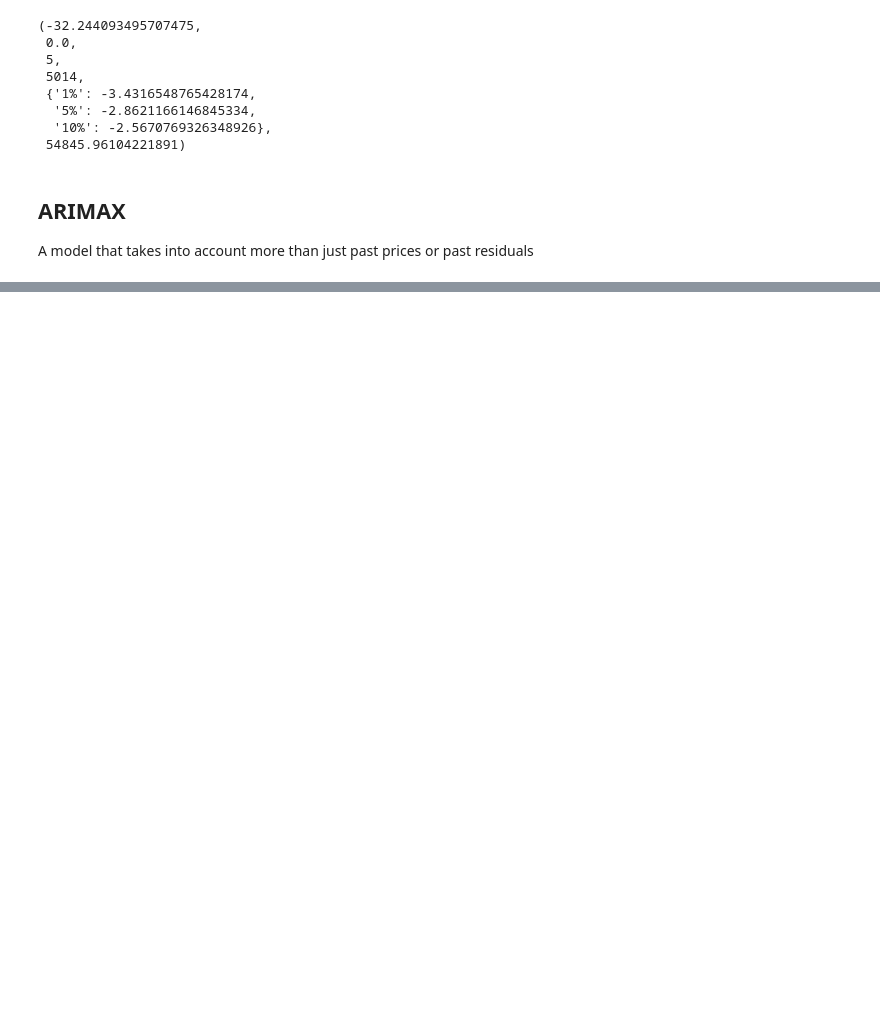
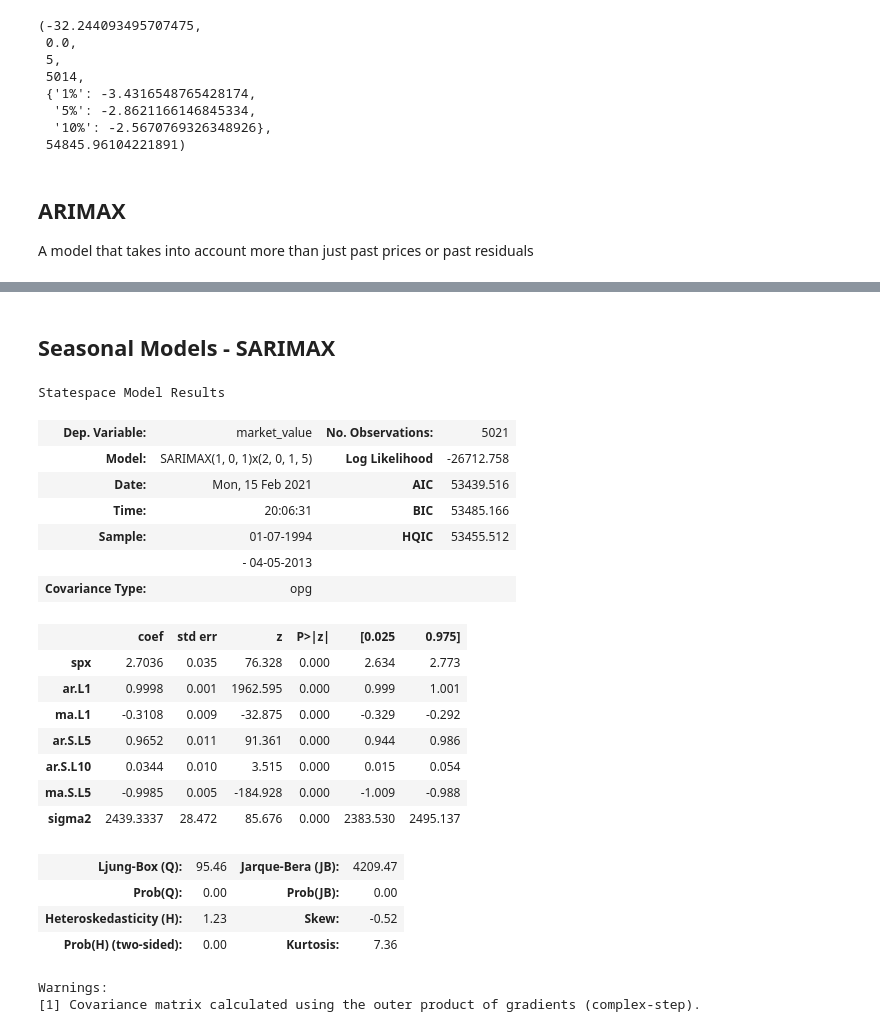
Before and after one commit to pauloteixeirajr/time-series-python, a Jupyter notebook: Autoregressive Integrated Moving Average (ARIMA) Model.ipynb, the cells around one changed output, grey strips where cells are left out. Drawn from its saved outputs; the diff is of its cells as text; code cells hidden in the pictures; blank space fills up the shorter version.

Commit message:
ARIMA Model: Seasonal Models - SARIMAX

```diff
--- a/Autoregressive Integrated Moving Average (ARIMA) Model.ipynb
+++ b/Autoregressive Integrated Moving Average (ARIMA) Model.ipynb
@@ -227,3 +227,5 @@ Roots
 |  | Real | Imaginary | Modulus | Frequency |
 | AR.1 | 1.3401 | +0.0000j | 1.3401 | 0.0000 |
 | MA.1 | 1.2622 | +0.0000j | 1.2622 | 0.0000 |
+# %% [markdown]
+## Seasonal Models - SARIMAX
@@ -229,0 +234,27 @@ Roots
+# %%
+model_sarimax = SARIMAX(df.market_value, order = (1, 0, 1), exog = df.spx, seasonal_order = (2, 0, 1, 5))
+results_sarimax = model_sarimax.fit()
+results_sarimax.summary()
+# %% [output]
+Statespace Model Results
+| Dep. Variable: | market_value | No. Observations: | 5021 |
+| Model: | SARIMAX(1, 0, 1)x(2, 0, 1, 5) | Log Likelihood | -26712.758 |
+| Date: | Mon, 15 Feb 2021 | AIC | 53439.516 |
+| Time: | 20:06:31 | BIC | 53485.166 |
+| Sample: | 01-07-1994 | HQIC | 53455.512 |
+|  | - 04-05-2013 |  |  |
+| Covariance Type: | opg |  |  |
+|  | coef | std err | z | P>|z| | [0.025 | 0.975] |
+| spx | 2.7036 | 0.035 | 76.328 | 0.000 | 2.634 | 2.773 |
+| ar.L1 | 0.9998 | 0.001 | 1962.595 | 0.000 | 0.999 | 1.001 |
+| ma.L1 | -0.3108 | 0.009 | -32.875 | 0.000 | -0.329 | -0.292 |
+| ar.S.L5 | 0.9652 | 0.011 | 91.361 | 0.000 | 0.944 | 0.986 |
+| ar.S.L10 | 0.0344 | 0.010 | 3.515 | 0.000 | 0.015 | 0.054 |
+| ma.S.L5 | -0.9985 | 0.005 | -184.928 | 0.000 | -1.009 | -0.988 |
+| sigma2 | 2439.3337 | 28.472 | 85.676 | 0.000 | 2383.530 | 2495.137 |
+| Ljung-Box (Q): | 95.46 | Jarque-Bera (JB): | 4209.47 |
+| Prob(Q): | 0.00 | Prob(JB): | 0.00 |
+| Heteroskedasticity (H): | 1.23 | Skew: | -0.52 |
+| Prob(H) (two-sided): | 0.00 | Kurtosis: | 7.36 |
+Warnings:
+[1] Covariance matrix calculated using the outer product of gradients (complex-step).
```
Also changed, not shown: parts of 4 cells of this notebook.
